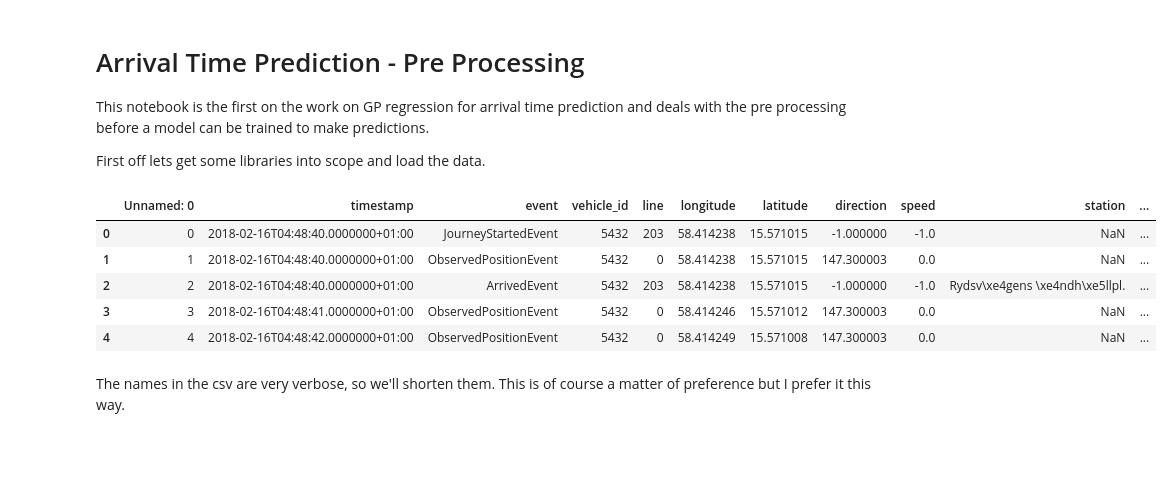
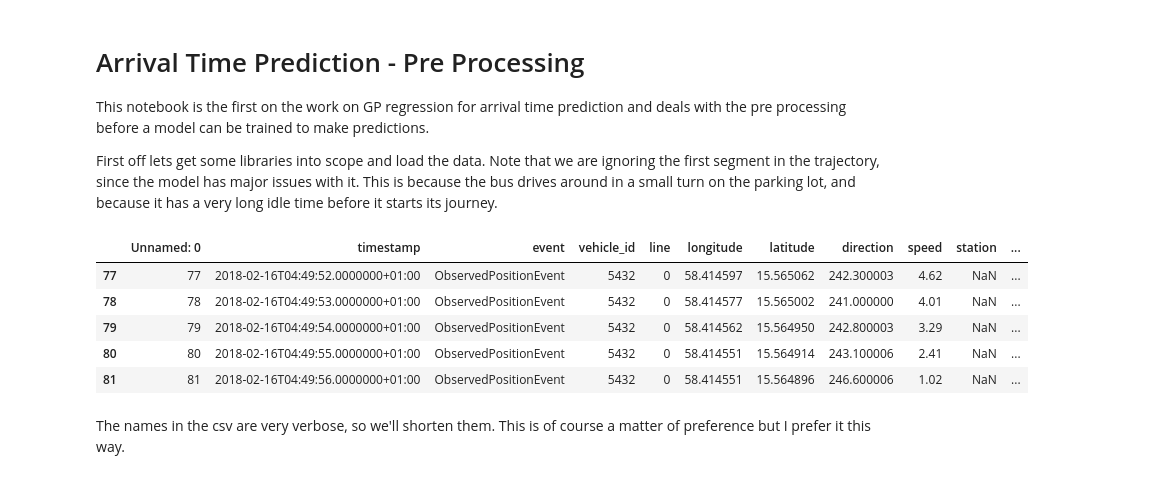
Before and after one commit to M20190649/TDDE19-bus-arrival-time, a Jupyter notebook: GP/Arrival Time Prediction 1 - Pre Processing.ipynb, the cells around one changed output. Saved outputs shown, nothing was run; the diff lists cells and outputs as text; code cells hidden in the pictures; blank space fills up the shorter version.

```diff
--- a/GP/Arrival Time Prediction 1 - Pre Processing.ipynb
+++ b/GP/Arrival Time Prediction 1 - Pre Processing.ipynb
@@ -2,26 +2,26 @@
 # Arrival Time Prediction - Pre Processing
 This notebook is the first on the work on GP regression for arrival time prediction and deals with the pre processing before a model can be trained to make predictions.
 
-First off lets get some libraries into scope and load the data.
+First off lets get some libraries into scope and load the data. Note that we are ignoring the first segment in the trajectory, since the model has major issues with it. This is because the bus drives around in a small turn on the parking lot, and because it has a very long idle time before it starts its journey.
 # %%
 import numpy as np
 import pandas as pd
 import time
 import pickle
 from datetime import datetime
 from functools import reduce
 import plot
 
 data = pd.read_csv('../../bus203_all.csv')
-data = data[data.journey_number < 10]
+data = data[(data.segment_number > 1) & (data.journey_number < 10)]
 data.head()
 # %% [output]
 |  | Unnamed: 0 | timestamp | event | vehicle_id | line | longitude | latitude | direction | speed | station | ... |
-| 0 | 0 | 2018-02-16T04:48:40.0000000+01:00 | JourneyStartedEvent | 5432 | 203 | 58.414238 | 15.571015 | -1.000000 | -1.0 | NaN | ... |
-| 1 | 1 | 2018-02-16T04:48:40.0000000+01:00 | ObservedPositionEvent | 5432 | 0 | 58.414238 | 15.571015 | 147.300003 | 0.0 | NaN | ... |
-| 2 | 2 | 2018-02-16T04:48:40.0000000+01:00 | ArrivedEvent | 5432 | 203 | 58.414238 | 15.571015 | -1.000000 | -1.0 | Rydsv\xe4gens \xe4ndh\xe5llpl. | ... |
-| 3 | 3 | 2018-02-16T04:48:41.0000000+01:00 | ObservedPositionEvent | 5432 | 0 | 58.414246 | 15.571012 | 147.300003 | 0.0 | NaN | ... |
-| 4 | 4 | 2018-02-16T04:48:42.0000000+01:00 | ObservedPositionEvent | 5432 | 0 | 58.414249 | 15.571008 | 147.300003 | 0.0 | NaN | ... |
+| 77 | 77 | 2018-02-16T04:49:52.0000000+01:00 | ObservedPositionEvent | 5432 | 0 | 58.414597 | 15.565062 | 242.300003 | 4.62 | NaN | ... |
+| 78 | 78 | 2018-02-16T04:49:53.0000000+01:00 | ObservedPositionEvent | 5432 | 0 | 58.414577 | 15.565002 | 241.000000 | 4.01 | NaN | ... |
+| 79 | 79 | 2018-02-16T04:49:54.0000000+01:00 | ObservedPositionEvent | 5432 | 0 | 58.414562 | 15.564950 | 242.800003 | 3.29 | NaN | ... |
+| 80 | 80 | 2018-02-16T04:49:55.0000000+01:00 | ObservedPositionEvent | 5432 | 0 | 58.414551 | 15.564914 | 243.100006 | 2.41 | NaN | ... |
+| 81 | 81 | 2018-02-16T04:49:56.0000000+01:00 | ObservedPositionEvent | 5432 | 0 | 58.414551 | 15.564896 | 246.600006 | 1.02 | NaN | ... |
 # %% [markdown]
 The names in the csv are very verbose, so we'll shorten them. This is of course a matter of preference but I prefer it this way.
 # %%
```
Also changed, not shown: parts of 13 cells of this notebook, 3 other files.
